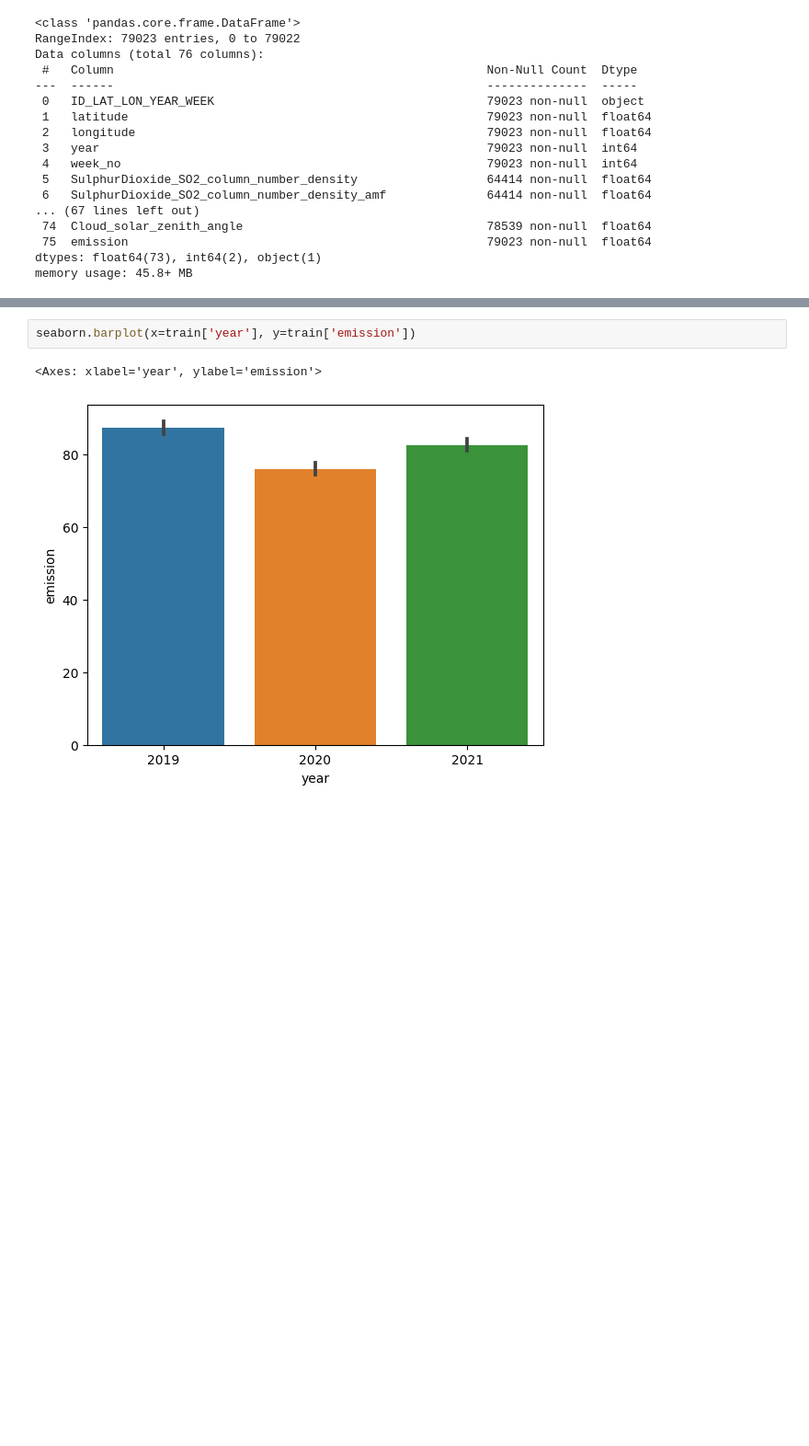
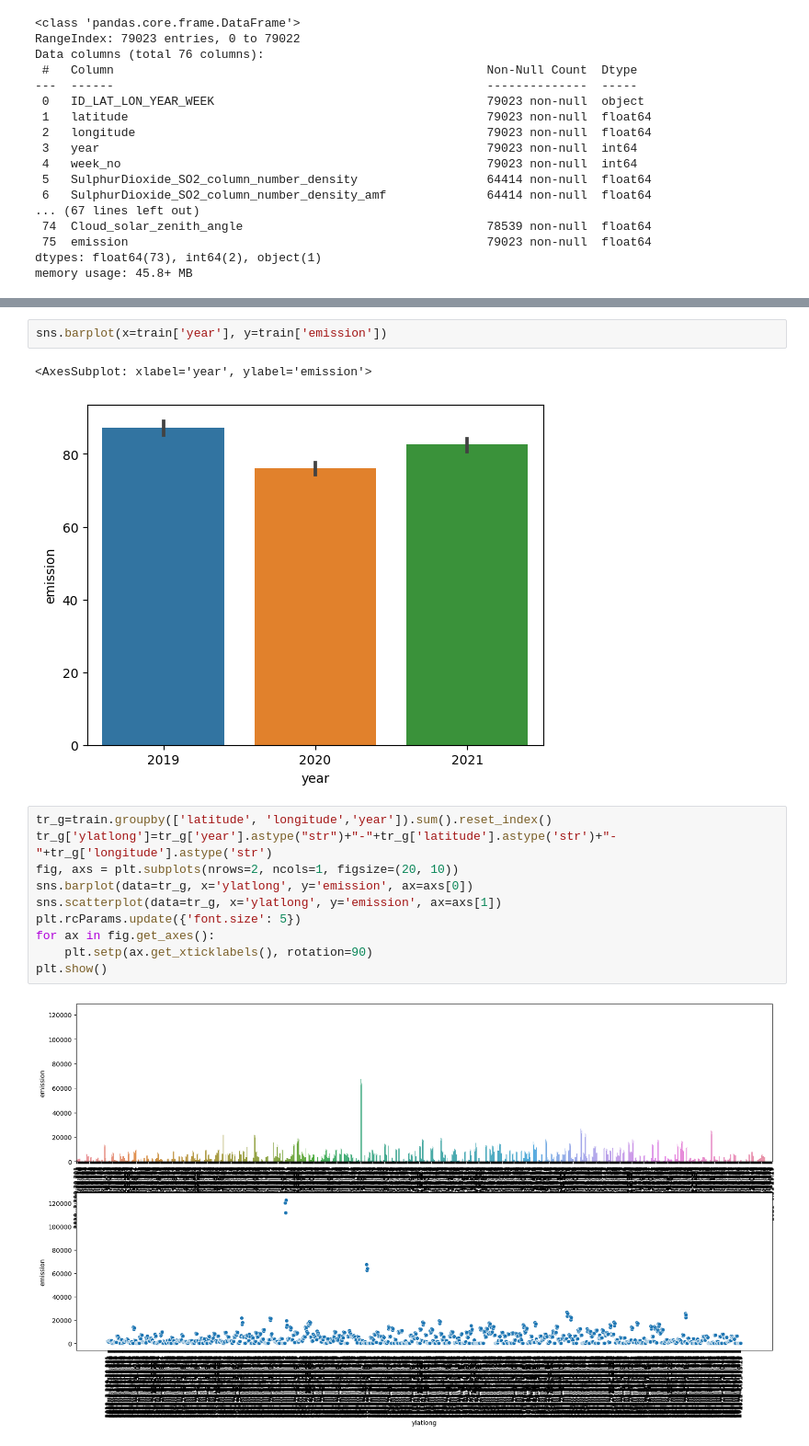
Before and after one commit to linusms/kaggle, a Jupyter notebook: playground-series-s3e20/playground-s3e20 20230922 EDA.ipynb, the cells around one changed output, grey strips where cells are left out. Shown at 92% size. Saved outputs shown, nothing was run; the diff lists cells and outputs as text; blank space fills up the shorter version.

```diff
--- a/playground-series-s3e20/playground-s3e20 20230922 EDA.ipynb
+++ b/playground-series-s3e20/playground-s3e20 20230922 EDA.ipynb
@@ -38,5 +73,17 @@ memory usage: 45.8+ MB
 # %%
-seaborn.barplot(x=train['year'], y=train['emission'])
+sns.barplot(x=train['year'], y=train['emission'])
 # %% [output]
-<Axes: xlabel='year', ylabel='emission'>
+<AxesSubplot: xlabel='year', ylabel='emission'>
 [figure]
+# %%
+tr_g=train.groupby(['latitude', 'longitude','year']).sum().reset_index()
+tr_g['ylatlong']=tr_g['year'].astype("str")+"-"+tr_g['latitude'].astype('str')+"-"+tr_g['longitude'].astype('str')
+fig, axs = plt.subplots(nrows=2, ncols=1, figsize=(20, 10))
+sns.barplot(data=tr_g, x='ylatlong', y='emission', ax=axs[0])
+sns.scatterplot(data=tr_g, x='ylatlong', y='emission', ax=axs[1])
+plt.rcParams.update({'font.size': 5})
+for ax in fig.get_axes():
+    plt.setp(ax.get_xticklabels(), rotation=90)
+plt.show()
+# %% [output]
+[figure, added]
```
Also changed, not shown: parts of 35 cells of this notebook.
